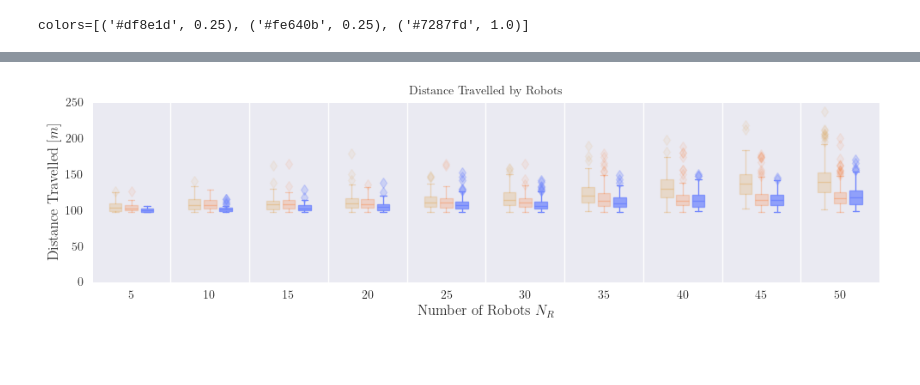
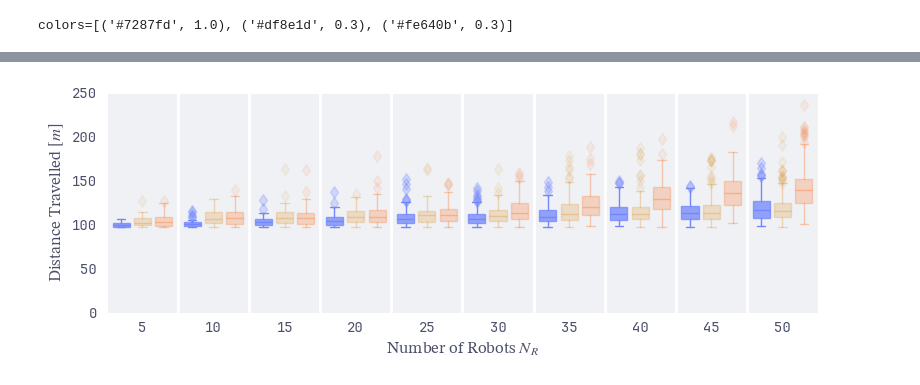
Before and after one commit to AU-Master-Thesis/magics, a Jupyter notebook: scripts/analyse-circle-scenario.ipynb, the cells around one changed output, grey strips where cells are left out. Cells and saved outputs as stored; diff of their text form; code cells hidden in the pictures; blank space fills up the shorter version.

Commit message:
feat(plotting): plotting

```diff
--- a/scripts/analyse-circle-scenario.ipynb
+++ b/scripts/analyse-circle-scenario.ipynb
@@ -53,17 +55,0 @@ RE = re.compile(r"num-robots-(\d+)-seed-(\d+).json")
-# %%
-# use LaTeX for text with matplotlib
-sns.set_style("darkgrid")
-
-
-prop = FontProperties(fname='/nix/store/rcf2498hl65wpi1h8q43pw2jrb9ny90s-nerdfonts-3.2.1/share/fonts/truetype/NerdFonts/JetBrainsMonoNerdFont-Medium.ttf')
-plt.rcParams.update({
-    "text.usetex": True,
-    "font.family": prop.get_name(),
-})
-
-
-colors = [(flavor.yellow.hex, 0.25), (flavor.peach.hex, 0.25), (flavor.lavender.hex, 1.0)]
-# use JetBrains Mono font
-# plt.rcParams["font.family"] = prop.get_name()
-# make bold
-# plt.rcParams["font.weight"] = "bold"
@@ -155,10 +156,10 @@ for RESULTS_DIR in RESULTS_DIRS:
 # %%
 
 # plot distance travelled
-fig, ax = plt.subplots(figsize=(10, 3))
+fig, ax = plt.subplots(figsize=(8, 3))
 
 # set font family
-ax.set_title('Distance Travelled by Robots', fontproperties=prop)
+# ax.set_title('Distance Travelled by Robots', fontsize=14)
 
 def set_box_plot_color(bp, color, alpha):
     # style the outliers
@@ -177,7 +178,7 @@ def set_box_plot_color(bp, color, alpha):
 
 print(f"{colors=}")
 
-offset = 0.2
+offset = 0.3
 
 for i, (d, (c, alpha)) in enumerate(zip(data, colors)):
     distance_data = d['distance']
@@ -187,56 +188,42 @@ for i, (d, (c, alpha)) in enumerate(zip(data, colors)):
     bp = ax.boxplot(distance_data, positions=np.array(range(1, len(distance_data) + 1)) + i * offset - offset, widths=offset * 0.8, patch_artist=True)
     # bp = sns.boxplot(distance_data, positions=np.array(range(1, len(distance_data) + 1)) + i * offset - offset, widths=offset * 0.9, patch_artist=True)
     set_box_plot_color(bp, c, alpha)
 
-    # new_patches = []
-    # # for patch in reversed(ax.artists):
-    # for patch in bp['boxes']:
-    #     # print(f"{patch=}")
-    #     bb = patch.get_path().get_extents()
-    #     color = patch.get_facecolor()
-    #     edge_color = patch.get_edgecolor()
-    #     p_bbox = FancyBboxPatch((bb.xmin, bb.ymin),
-    #                             abs(bb.width), abs(bb.height),
-    #                             boxstyle="round,pad=0.01,rounding_size=0.1",
-    #                             ec=edge_color, fc=color,
-    #                             mutation_aspect=0.25)
-    #     patch.remove()
-    #     new_patches.append(p_bbox)
-    # for patch in new_patches:
-    #     ax.add_patch(patch)
-
 
 # ax.boxplot(data, labels=labels, **boxplot_opts)
 
 # violin_parts = plt.violinplot(data, showmeans=False, showmedians=True)
 
-ax.set_xlabel(r'Number of Robots $N_R$', fontsize=12)
-ax.set_ylabel(r'Distance Travelled $[m]$', fontsize=12)
+ax.set_xlabel(r'Number of Robots $N_R$', fontsize=12, fontdict={'color': flavor.text.hex})
+ax.set_ylabel(r'Distance Travelled $[m]$', fontsize=12, fontdict={'color': flavor.text.hex})
 ax.tick_params(axis='both', which='major', labelsize=10)
 
 # set xticks and xticklabels 1,...,10
 ax.set_xticks(range(1, len(labels) + 1))
-ax.set_xticklabels(labels)
+ax.set_xticklabels(labels, fontproperties=prop_jbm, fontdict={'color': flavor.text.hex})
+ax.set_yticks(range(0, 251, 50))
+ax.set_yticklabels(range(0, 251, 50), fontproperties=prop_jbm, fontdict={'color': flavor.text.hex})
 
 # vertical lines inbetween all xticks
 for i in range(1, len(labels)):
-    ax.axvline(x=i + 0.5, color='white', linewidth=1)
+    ax.axvline(x=i + 0.5, color='white', linewidth=2)
 
 # remove grid
 ax.grid(False)
 
 ax.set_ylim(0, 250)
 ax.set_xlim(0.5, len(labels) + 0.5)
 
+fig.patch.set_facecolor((0, 0, 0, 0))
 # Draw optimal line
 # ax.axhline(y=100, color=flavor.overlay2.hex, linestyle='--', linewidth=1.5)
 
 fig.tight_layout()
 fig.savefig('./scripts/out/circle-experiment-distance-travelled.svg')
 # %% [output]
-colors=[('#df8e1d', 0.25), ('#fe640b', 0.25), ('#7287fd', 1.0)]
+colors=[('#7287fd', 1.0), ('#df8e1d', 0.3), ('#fe640b', 0.3)]
 [interactive output not drawn]
-[figure, old version]
+[figure, new version]
 # %%
 
 # plot makespan
```
Also changed, not shown: parts of 5 cells of this notebook, 27 other files.
